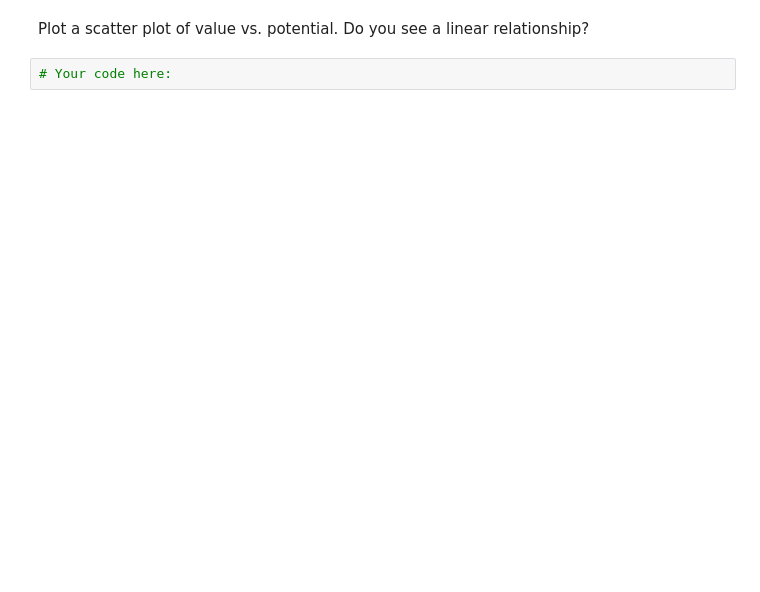
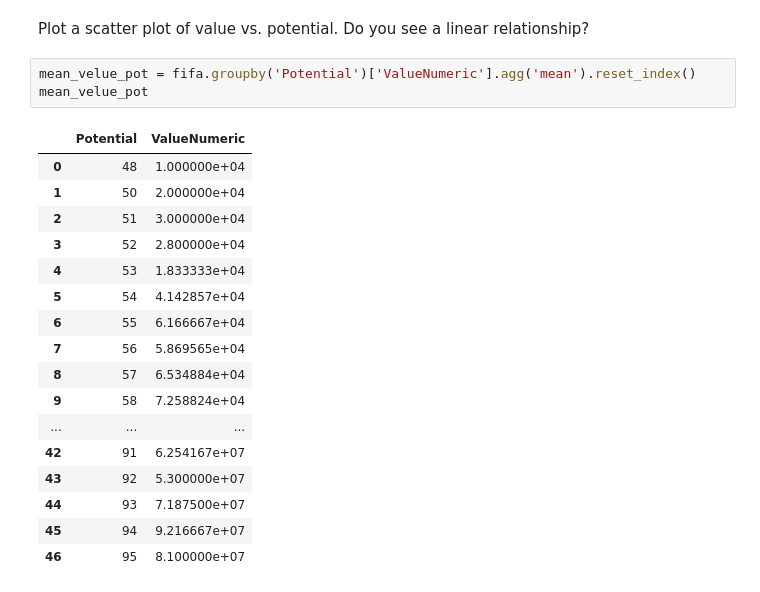
Before and after one commit to ta-datapt-bcn/lab-correlation-tests-with-scipy, a Jupyter notebook: your-code/main.ipynb, the cells around one changed output. Saved outputs shown, nothing was run; the diff lists cells and outputs as text; blank space fills up the shorter version.

```diff
--- a/your-code/main.ipynb
+++ b/your-code/main.ipynb
@@ -69,4 +272,23 @@ Report your findings from the model summary. In particular, report about the mod
 # %% [markdown]
 Plot a scatter plot of value vs. potential. Do you see a linear relationship?
-# %%
-# Your code here:
+# %%
+mean_velue_pot = fifa.groupby('Potential')['ValueNumeric'].agg('mean').reset_index()
+mean_velue_pot
+# %% [output]
+|  | Potential | ValueNumeric |
+| 0 | 48 | 1.000000e+04 |
+| 1 | 50 | 2.000000e+04 |
+| 2 | 51 | 3.000000e+04 |
+| 3 | 52 | 2.800000e+04 |
+| 4 | 53 | 1.833333e+04 |
+| 5 | 54 | 4.142857e+04 |
+| 6 | 55 | 6.166667e+04 |
+| 7 | 56 | 5.869565e+04 |
+| 8 | 57 | 6.534884e+04 |
+| 9 | 58 | 7.258824e+04 |
+| ... | ... | ... |
+| 42 | 91 | 6.254167e+07 |
+| 43 | 92 | 5.300000e+07 |
+| 44 | 93 | 7.187500e+07 |
+| 45 | 94 | 9.216667e+07 |
+| 46 | 95 | 8.100000e+07 |
```
Also changed, not shown: parts of 31 cells of this notebook.
